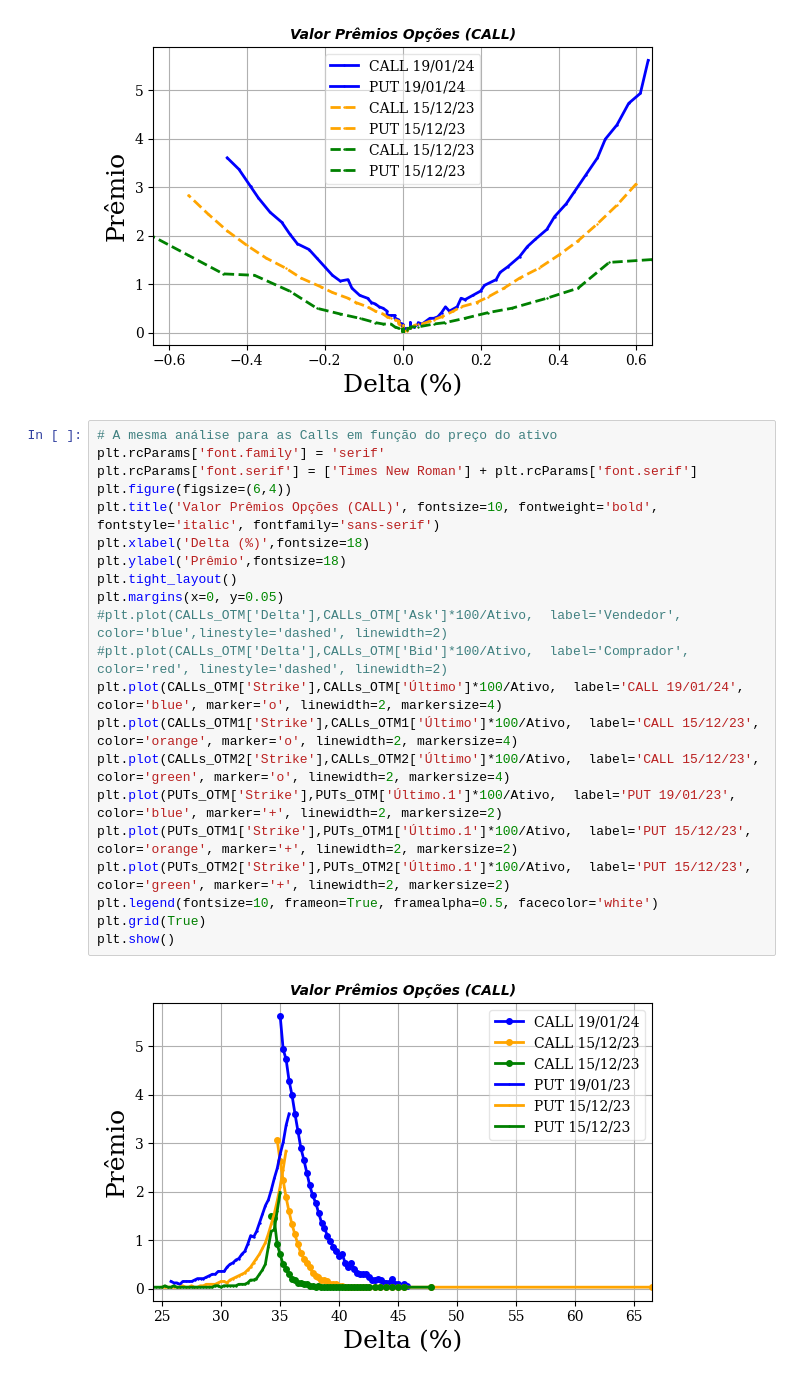
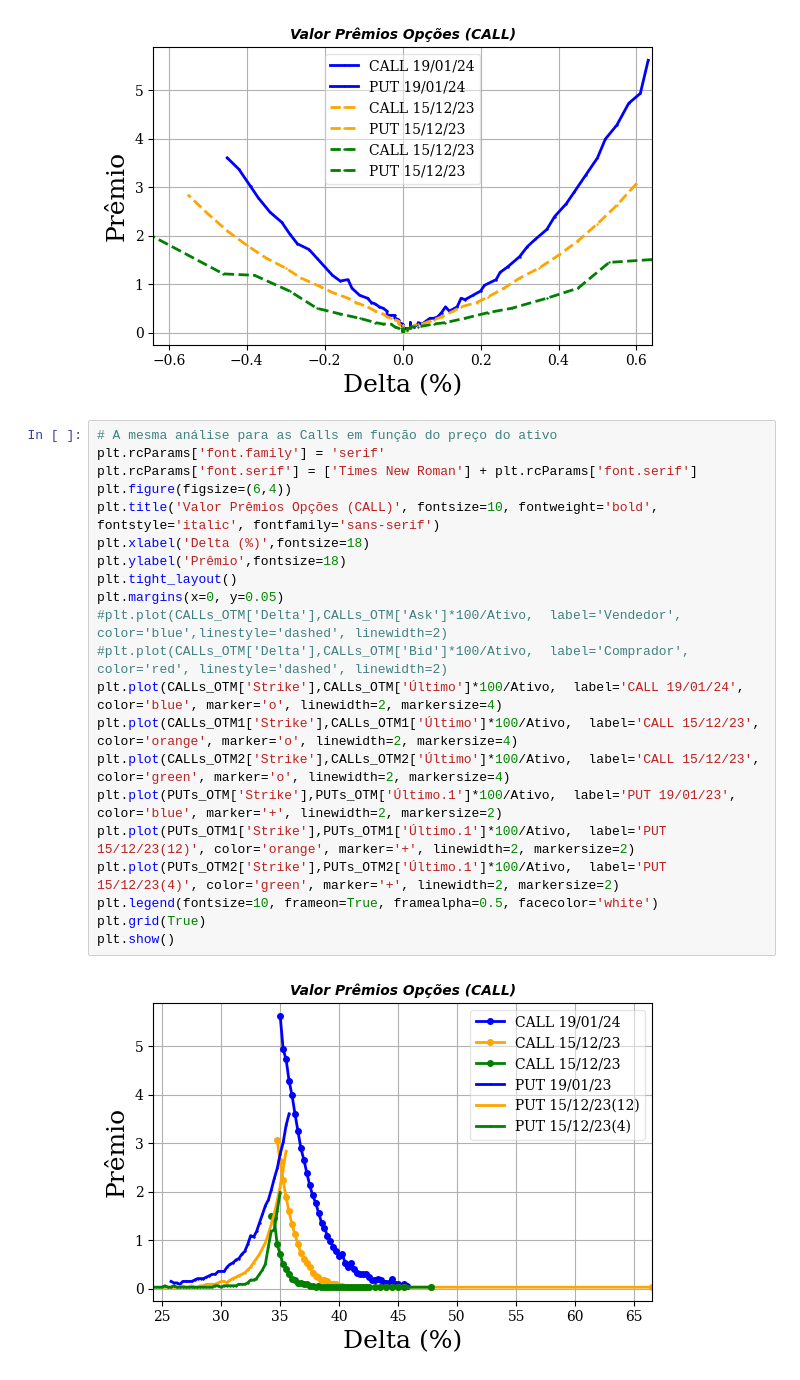
Before and after one commit to facklen/python_para_investimentos, a Jupyter notebook: Avaliação_Opções_PETR4.ipynb, the cells around one changed output. Saved outputs shown, nothing was run; the diff lists cells and outputs as text.

```diff
--- a/Avaliação_Opções_PETR4.ipynb
+++ b/Avaliação_Opções_PETR4.ipynb
@@ -141,23 +99,23 @@ plt.show()
 # %%
 # A mesma análise para as Calls em função do preço do ativo
 plt.rcParams['font.family'] = 'serif'
 plt.rcParams['font.serif'] = ['Times New Roman'] + plt.rcParams['font.serif']
 plt.figure(figsize=(6,4))
 plt.title('Valor Prêmios Opções (CALL)', fontsize=10, fontweight='bold', fontstyle='italic', fontfamily='sans-serif')
 plt.xlabel('Delta (%)',fontsize=18)
 plt.ylabel('Prêmio',fontsize=18)
 plt.tight_layout()
 plt.margins(x=0, y=0.05)
 #plt.plot(CALLs_OTM['Delta'],CALLs_OTM['Ask']*100/Ativo,  label='Vendedor', color='blue',linestyle='dashed', linewidth=2)
 #plt.plot(CALLs_OTM['Delta'],CALLs_OTM['Bid']*100/Ativo,  label='Comprador', color='red', linestyle='dashed', linewidth=2)
 plt.plot(CALLs_OTM['Strike'],CALLs_OTM['Último']*100/Ativo,  label='CALL 19/01/24', color='blue', marker='o', linewidth=2, markersize=4)
 plt.plot(CALLs_OTM1['Strike'],CALLs_OTM1['Último']*100/Ativo,  label='CALL 15/12/23', color='orange', marker='o', linewidth=2, markersize=4)
 plt.plot(CALLs_OTM2['Strike'],CALLs_OTM2['Último']*100/Ativo,  label='CALL 15/12/23', color='green', marker='o', linewidth=2, markersize=4)
 plt.plot(PUTs_OTM['Strike'],PUTs_OTM['Último.1']*100/Ativo,  label='PUT 19/01/23', color='blue', marker='+', linewidth=2, markersize=2)
-plt.plot(PUTs_OTM1['Strike'],PUTs_OTM1['Último.1']*100/Ativo,  label='PUT 15/12/23', color='orange', marker='+', linewidth=2, markersize=2)
-plt.plot(PUTs_OTM2['Strike'],PUTs_OTM2['Último.1']*100/Ativo,  label='PUT 15/12/23', color='green', marker='+', linewidth=2, markersize=2)
+plt.plot(PUTs_OTM1['Strike'],PUTs_OTM1['Último.1']*100/Ativo,  label='PUT 15/12/23(12)', color='orange', marker='+', linewidth=2, markersize=2)
+plt.plot(PUTs_OTM2['Strike'],PUTs_OTM2['Último.1']*100/Ativo,  label='PUT 15/12/23(4)', color='green', marker='+', linewidth=2, markersize=2)
 plt.legend(fontsize=10, frameon=True, framealpha=0.5, facecolor='white')
 plt.grid(True)
 plt.show()
 # %% [output]
-[figure, old version]
+[figure, new version]
```
Also changed, not shown: parts of 4 cells of this notebook.
